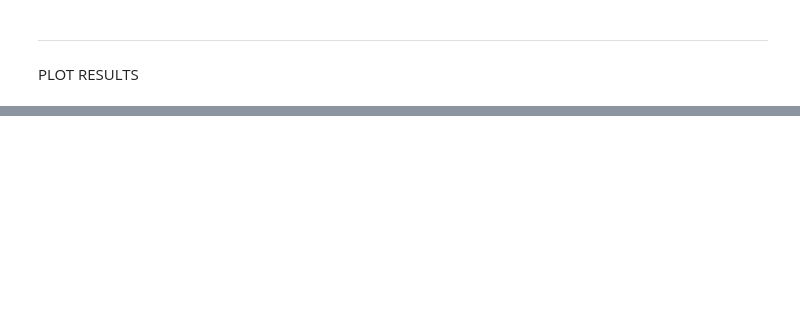
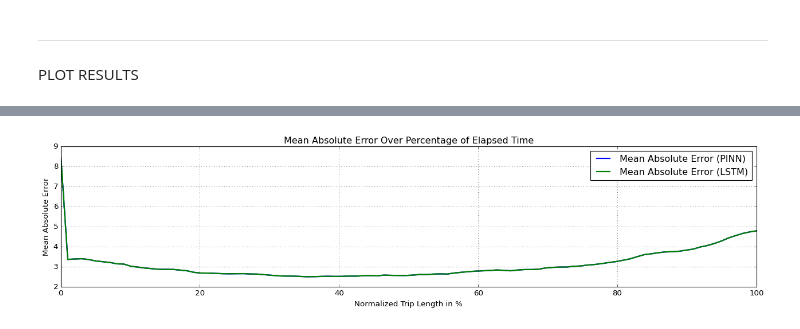
Before and after one commit to willsieg/MA-eR-PINN, a Jupyter notebook: src/LSTM/PTRAIN_EVAL.ipynb, the cells around one changed output, grey strips where cells are left out. Cells and saved outputs as stored; diff of their text form; code cells hidden in the pictures; blank space fills up the shorter version.

```diff
--- a/src/LSTM/PTRAIN_EVAL.ipynb
+++ b/src/LSTM/PTRAIN_EVAL.ipynb
@@ -538,0 +561,30 @@ plt.tight_layout(pad=0.8); fig.patch.set_facecolor('white'); fig.set_facecolor('
+# %%
+absolute_errors = [np.abs(output - target) for output, target in zip(scaled_outputs, scaled_targets)]
+
+# Normalize the time axis for each sequence to a percentage from 0% to 100%
+def normalize_time_axis(sequence):
+    return np.linspace(0, 100, len(sequence))
+
+normalized_time_axes = [normalize_time_axis(seq) for seq in scaled_outputs]
+
+# Interpolate the errors to a common set of percentage points
+common_percentage_points = np.linspace(0, 100, 100)
+interpolated_errors = [np.interp(common_percentage_points, time_axis, error) for time_axis, error in zip(normalized_time_axes, absolute_errors)]
+# %%
+# Calculate the mean error at each percentage point
+mean_error = np.mean(interpolated_errors, axis=0)
+# %%
+mean_error_2 = np.mean(interpolated_errors, axis=0)
+# %%
+
+# Plot the mean error over the percentage of elapsed time
+fig = plt.figure(figsize=(16,4))
+plt.plot(common_percentage_points, mean_error, label='Mean Absolute Error (PINN)', linewidth=2)
+plt.plot(common_percentage_points, mean_error_2, label='Mean Absolute Error (LSTM)', linewidth=2)
+plt.xlabel('Normalized Trip Length in %')
+plt.ylabel('Mean Absolute Error')
+plt.title('Mean Absolute Error Over Percentage of Elapsed Time')
+plt.tight_layout(pad=0.8); fig.patch.set_facecolor('white'); fig.set_facecolor('white'); plt.legend(); plt.grid(True)
+plt.show()
+# %% [output]
+[figure, added]
```
Also changed, not shown: parts of 11 cells of this notebook, 42 other files.
